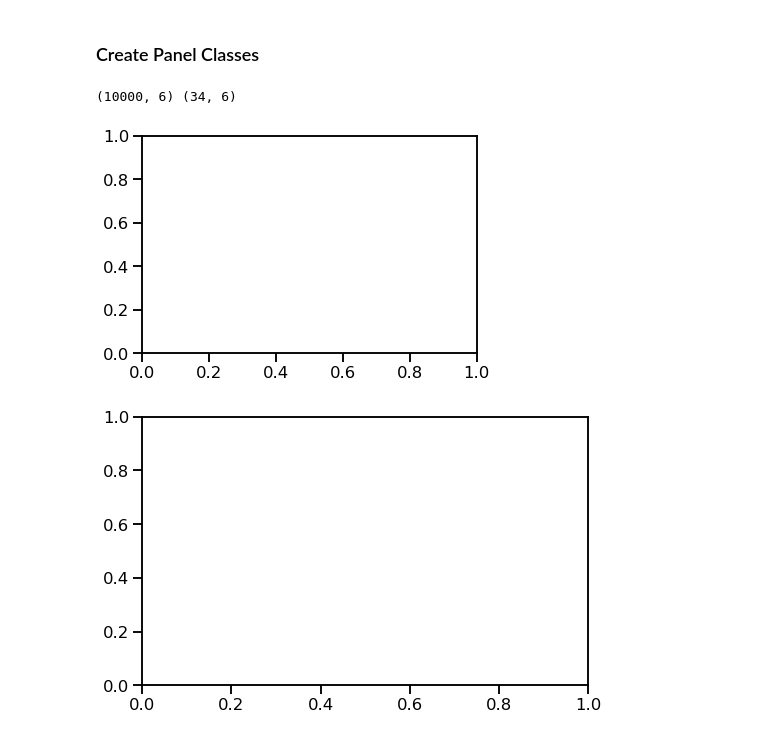
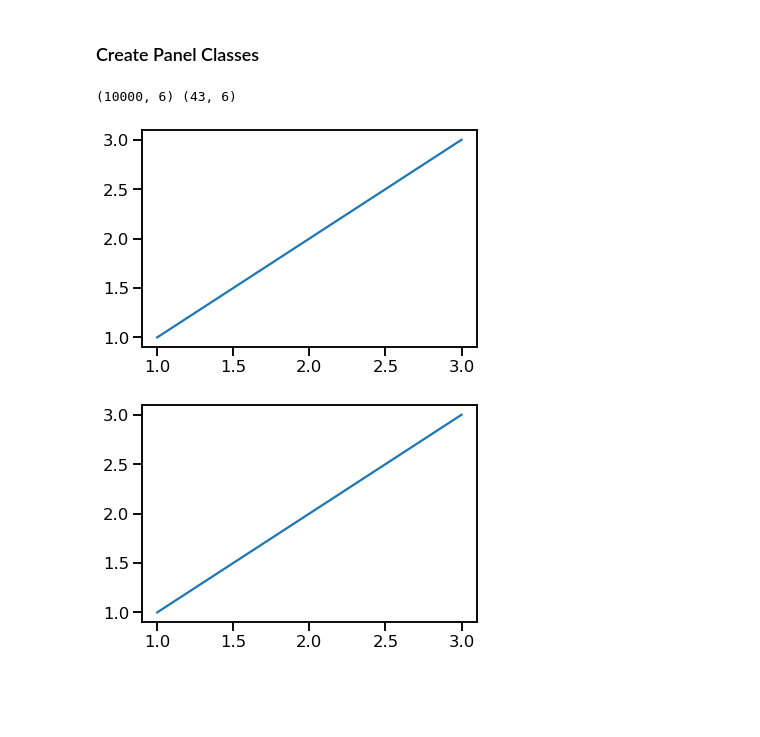
Before and after one commit to EricHughesABC/nmrStats_Heroku_panel, a Jupyter notebook: nmrStatsPanel.ipynb, the cells around one changed output. Cells and saved outputs as stored; diff of their text form; code cells hidden in the pictures; blank space fills up the shorter version.

```diff
--- a/nmrStatsPanel.ipynb
+++ b/nmrStatsPanel.ipynb
@@ -54,7 +55,8 @@ yrs = df.years.apply(str).unique().tolist()
 yrs.sort()
 spcs = df.spectrometer.unique().tolist()
 spcs.sort()
-mnths = df.month_name.unique().tolist()
+# mnths = df.month_name.unique().tolist()
+mnths = ['January','February','March','April','May','June','July','August','September','October','November','December']
 
 df2 = df[(df.years==int(yrs[0])) & (df.spectrometer==spcs[0]) & (df.month_name==mnths[0])]
 # df2 = df[(df.years==int(yrs[-1])) ]
@@ -68,7 +70,7 @@ grps.sort()
 
 mmbrs = ['All',]
 # %% [output]
-(10000, 6) (34, 6)
+(10000, 6) (43, 6)
 # %%
 def create_query_str(col_id, col_params):
 
@@ -192,32 +194,35 @@ class NMRstats(param.Parameterized):
 # %%
 nmrstats = NMRstats()
 
-button1 = pn.widgets.Button(name='Update Graph')
-button2 = pn.widgets.Button(name='Update Graph')
+button1 = pn.widgets.Button(name='Click to Update Graph')
+button2 = pn.widgets.Button(name='Click to Update Graph')
 # specs = pn.pane.Markdown( "### Spectrometers Selected", width=800)
-fig1, ax = plt.subplots()
-fig2, ax = plt.subplots(figsize=(8,8/1.618))
-mpl_pane1 = pn.pane.Matplotlib(fig1, width=600)
-mpl_pane2 = pn.pane.Matplotlib(fig2, width=800)
+fig1, ax1 = plt.subplots()
+fig2, ax2 = plt.subplots()
+ax1.plot([1,2,3],[1,2,3])
+ax2.plot([1,2,3],[1,2,3])
+# pn.pane.Matplotlib(fig0, dpi=144)
+mpl_pane1 = pn.pane.Matplotlib(fig1)
+mpl_pane2 = pn.pane.Matplotlib(fig2)
 
 df_pane  = pn.pane.DataFrame(pd.DataFrame(),
                              index=False,
                              max_rows=13,
                              width=200)
 
 groupsTopTen_slider = pn.widgets.DiscreteSlider(name='Groups, Top',
                                                 options=[10,20,30, 'all'],
                                                 value=10,
                                                 width=800)
 
 def update_specs1(event):
     update_plot1( nmrstats, mpl_pane1, df_pane, groupsTopTen_slider.value)
 
 def update_specs2(event):
     update_plot2( nmrstats, mpl_pane2)
 
 button1.on_click(update_specs1)
 button2.on_click(update_specs2)
 # %% [output]
-[figure, old version]
+[figure, new version]
-[figure, old version]
+[figure, new version]
```
Also changed, not shown: parts of 62 cells of this notebook, 5 other files.
